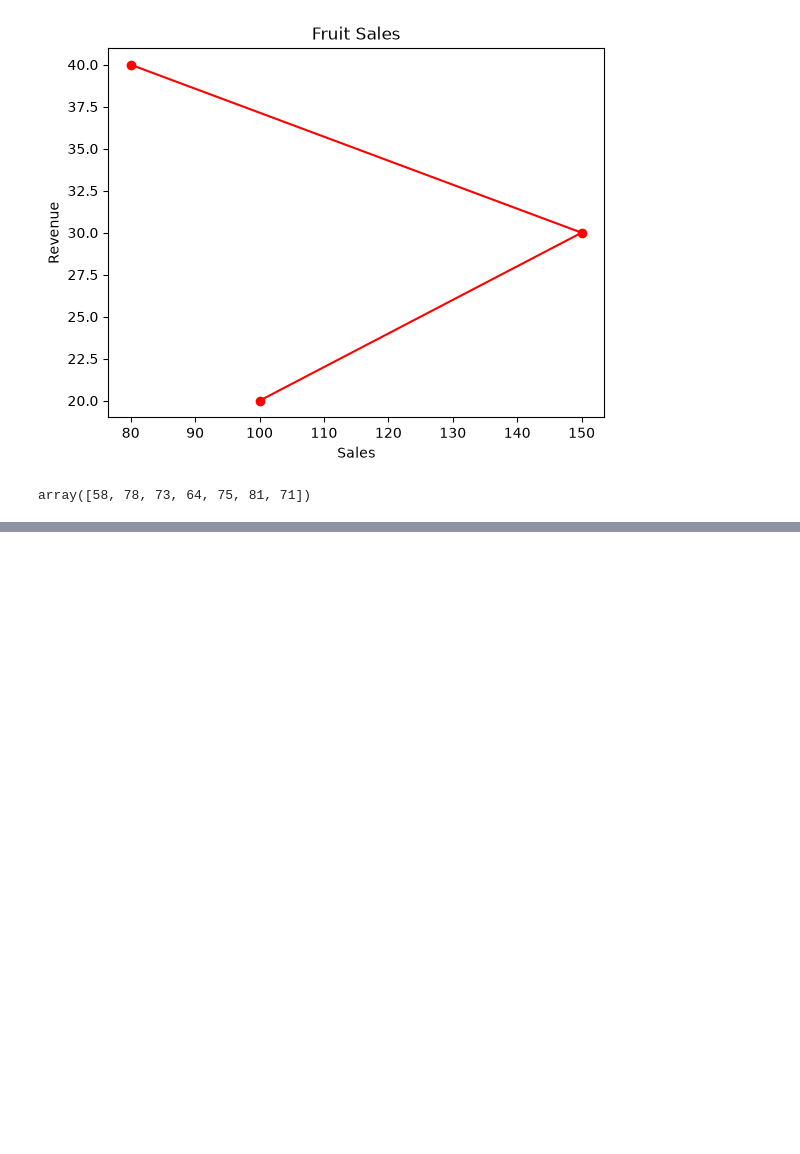
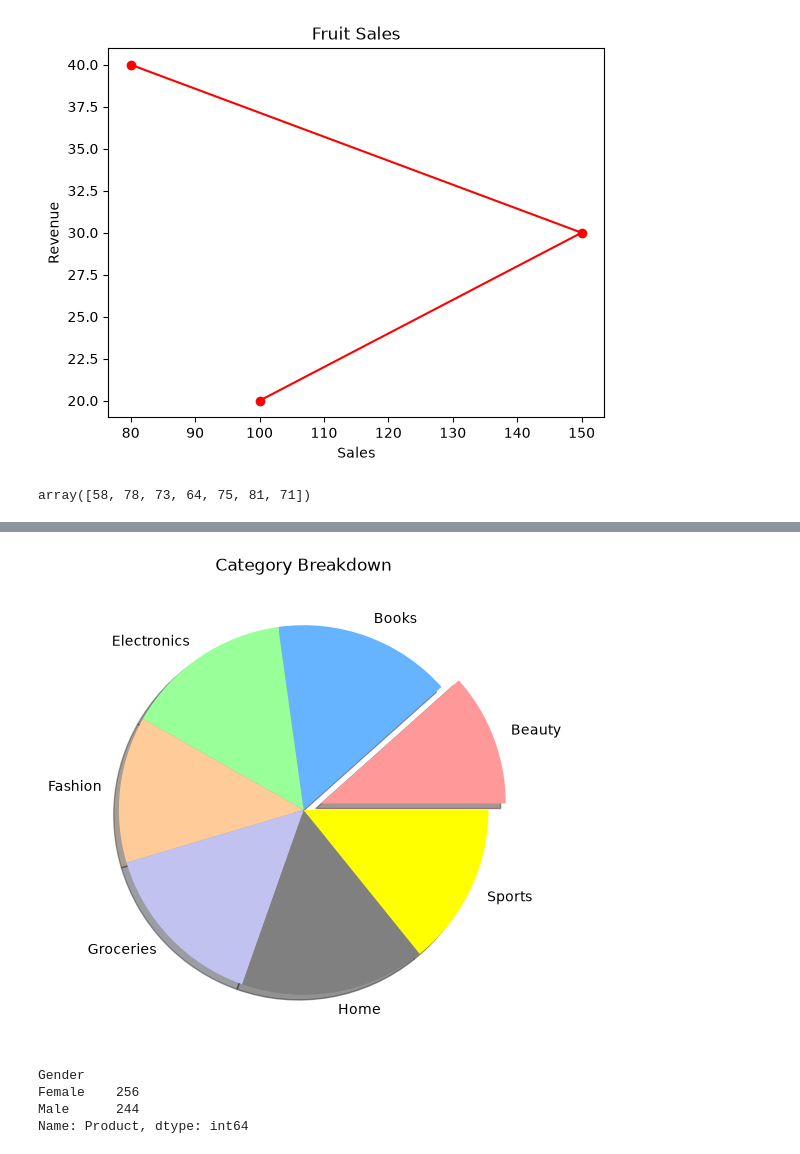
Before and after one commit to Ishann77ojhaa/Data_Analysis, a Jupyter notebook: matplotlib.ipynb, the cells around one changed output, grey strips where cells are left out. Drawn from its saved outputs; the diff is of its cells as text; code cells hidden in the pictures; blank space fills up the shorter version.

```diff
--- a/matplotlib.ipynb
+++ b/matplotlib.ipynb
@@ -59,0 +72,19 @@ plt.show()
+# %%
+#Pie Chart
+
+colors = ['#ff9999', '#66b3ff', '#99ff99', '#ffcc99', '#c2c2f0' , 'grey', 'yellow']  #for custom colors
+explode = (0.1, 0, 0, 0, 0,0,0) #for little highlight
+plt.figure(figsize=(12, 6))  #for increasing size
+plt.pie(category.values, labels = category.index, colors = colors, shadow = True, explode=explode)
+plt.title("Category Breakdown")
+plt.show()
+# %% [output]
+[figure, added]
+# %%
+gender = dd.groupby("Gender")["Product"].count()
+gender
+# %% [output]
+Gender
+Female    256
+Male      244
+Name: Product, dtype: int64
```
Also changed, not shown: parts of 5 cells of this notebook.
